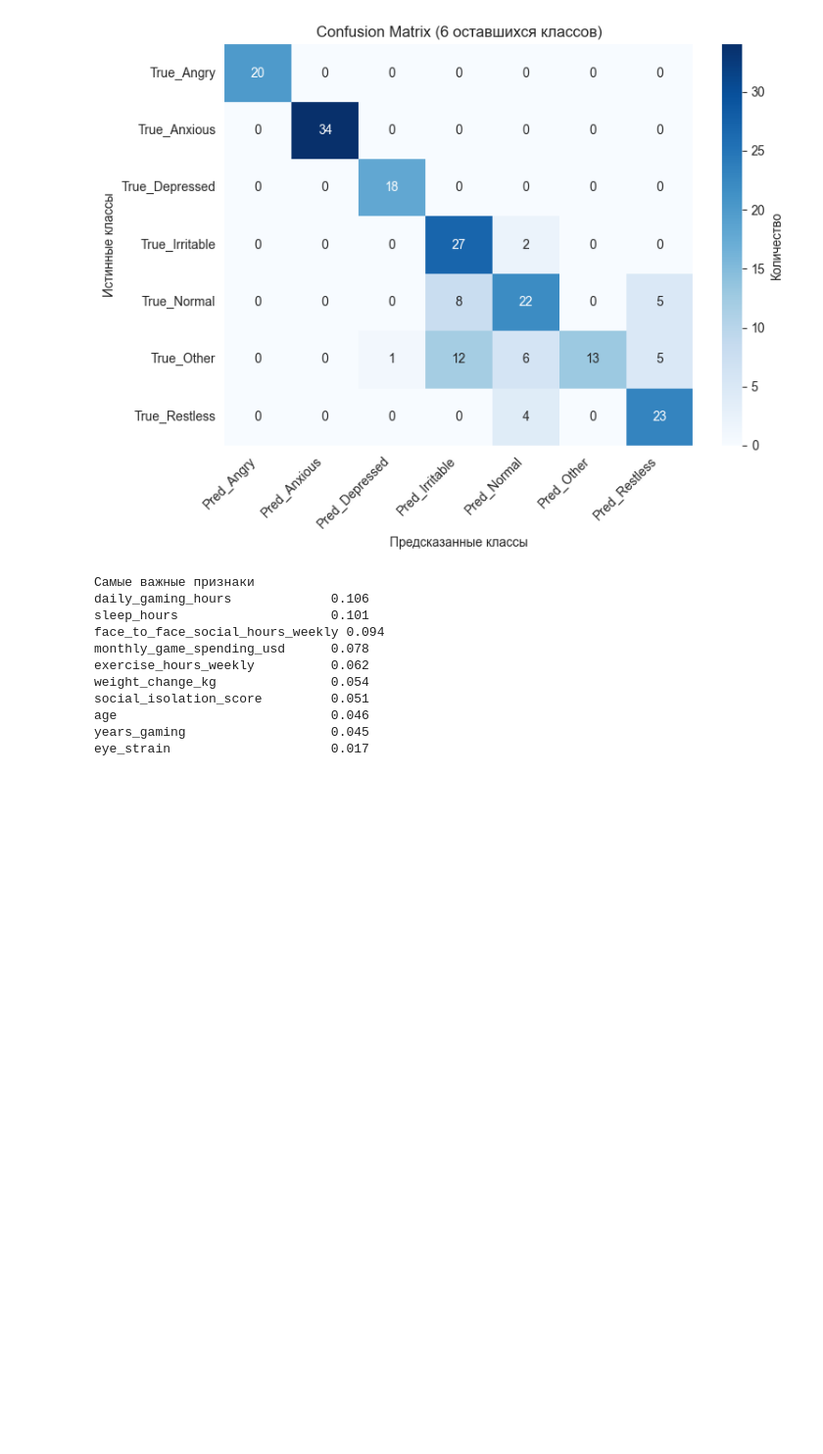
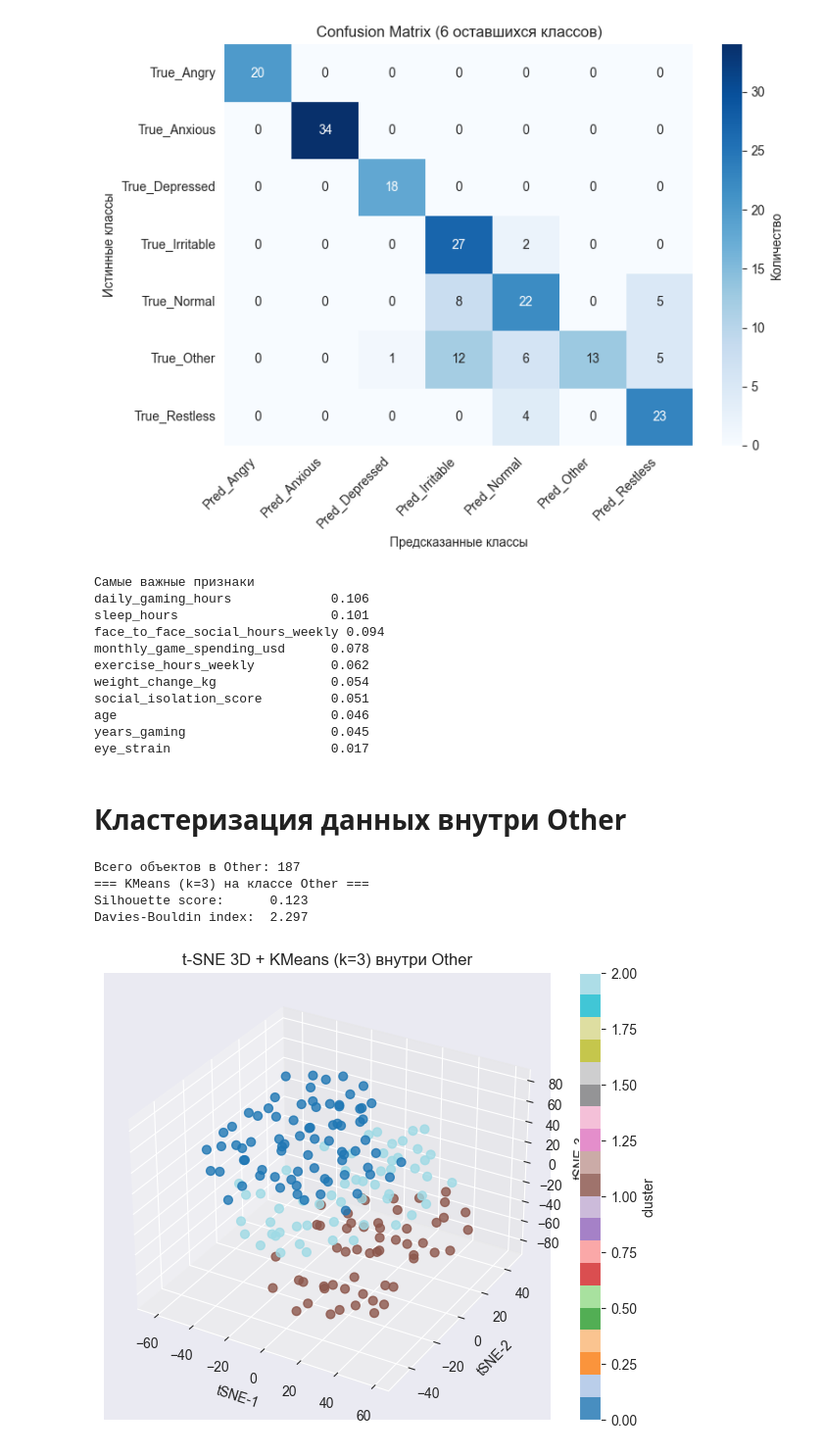
Before and after one commit to SavinskiVladimir/IntelliganceSystems, a Jupyter notebook: classification/gamers.ipynb, the cells around one changed output. Shown at 98% size. Cells and saved outputs as stored; diff of their text form; code cells hidden in the pictures; blank space fills up the shorter version.

Commit message:
Кластеризация строк, упавших в Other

```diff
--- a/classification/gamers.ipynb
+++ b/classification/gamers.ipynb
@@ -386,3 +388,57 @@ social_isolation_score         0.051
 age                            0.046
 years_gaming                   0.045
 eye_strain                     0.017
+# %% [markdown]
+# Кластеризация данных внутри Other
+# %%
+# Фильтрация класса Other
+mask_other = df['mood_state_grouped'] == 'Other'
+df_other = df[mask_other].copy()
+
+print(f"Всего объектов в Other: {len(df_other)}")
+
+X_other = df_other.drop(['mood_state', 'mood_state_grouped', 'mood_state_grouped_encoded'], axis=1)
+X_other_processed = preprocessor.transform(X_other)
+
+kmeans = KMeans(n_clusters=3, random_state=42, n_init='auto')
+labels_kmeans = kmeans.fit_predict(X_other_processed)
+
+sil_kmeans = silhouette_score(X_other_processed, labels_kmeans)
+db_kmeans = davies_bouldin_score(X_other_processed, labels_kmeans)
+
+print("=== KMeans (k=3) на классе Other ===")
+print(f"Silhouette score:      {sil_kmeans:.3f}")
+print(f"Davies-Bouldin index:  {db_kmeans:.3f}")
+print()
+
+
+tsne = TSNE(
+    n_components=3,
+    perplexity=min(30, len(X_other_processed) - 1),
+    learning_rate='auto',
+    init='random',
+    random_state=42
+)
+X_other_tsne = tsne.fit_transform(X_other_processed)
+
+fig = plt.figure(figsize=(12, 5))
+
+ax1 = fig.add_subplot(121, projection='3d')
+sc1 = ax1.scatter(
+    X_other_tsne[:, 0], X_other_tsne[:, 1], X_other_tsne[:, 2],
+    c=labels_kmeans, cmap='tab20', s=40, alpha=0.8
+)
+ax1.set_title('t-SNE 3D + KMeans (k=3) внутри Other')
+ax1.set_xlabel('tSNE-1')
+ax1.set_ylabel('tSNE-2')
+ax1.set_zlabel('tSNE-3')
+plt.colorbar(sc1, ax=ax1, label='cluster')
+
+plt.tight_layout()
+plt.show()
+# %% [output]
+Всего объектов в Other: 187
+=== KMeans (k=3) на классе Other ===
+Silhouette score:      0.123
+Davies-Bouldin index:  2.297
+[figure, added]
```
Also changed, not shown: parts of 1 cell of this notebook.
